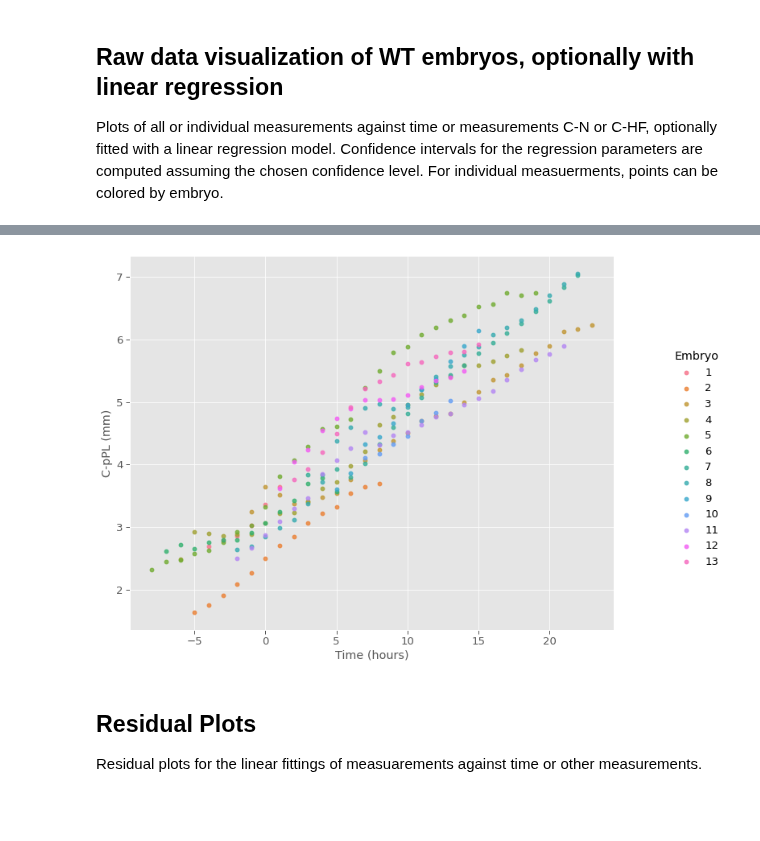
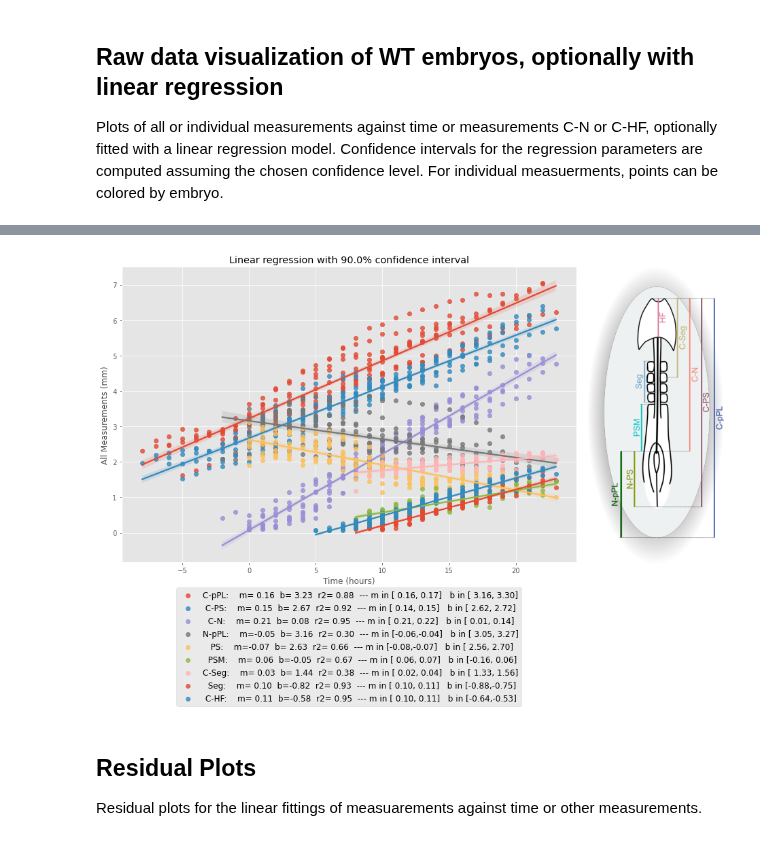
Before and after one commit to pjmartel/ChEEQ_tool, a Jupyter notebook: embryo_tool.ipynb, the cells around one changed output, grey strips where cells are left out. Cells and saved outputs as stored; diff of their text form; code cells hidden in the pictures; blank space fills up the shorter version.

Commit message:
Added image to first plot.

```diff
--- a/embryo_tool.ipynb
+++ b/embryo_tool.ipynb
@@ -257,0 +285,18 @@ Plots of all or individual measurements against time or measurements C-N or C-HF
+# %%
+import matplotlib.pyplot as plt
+
+im = plt.imread('measurements.png')
+
+fig, ax = plt.subplots()
+_ = fig.set_size_inches(12,8)
+_ = ax.plot(range(10))
+
+# Place the image in the upper-right corner of the figure
+#--------------------------------------------------------
+# We're specifying the position and size in _figure_ coordinates, so the image
+# will shrink/grow as the figure is resized. Remove "zorder=-1" to place the
+# image in front of the axes.
+#newax = fig.add_axes([0.8, 0.8, 0.2, 0.2], anchor='NE')
+newax = fig.add_axes([0.0, 0.12, 1.2, 0.76], anchor='E')
+_ = newax.imshow(im)
+_ = newax.axis('off')
@@ -267,11 +318,11 @@ all_measures = ['C-pPL', 'C-PS', 'C-N', 'N-pPL', 'PS', 'PSM',
 export_button(fig,"linear_confidence.pdf")
 
 x_measure = 'Time' #@param ['C-N','C-HF', 'Time']
-y_measure = 'C-pPL' #@param ['all', 'C-pPL', 'C-PS', 'C-N', 'N-pPL', 'PS', 'PSM', 'C-Seg', 'Seg', 'C-HF']
+y_measure = 'all' #@param ['all', 'C-pPL', 'C-PS', 'C-N', 'N-pPL', 'PS', 'PSM', 'C-Seg', 'Seg', 'C-HF']
 measures = all_measures if y_measure == 'all' else [y_measure]
-color_by_embryo = "Yes" #@param ['No', 'Yes']
+color_by_embryo = "No" #@param ['No', 'Yes']
 color_by_embryo = (color_by_embryo == "Yes" and not y_measure == 'all')
-regression_lines  = 'No' #@param ['Yes', 'No']
+regression_lines  = 'Yes' #@param ['Yes', 'No']
 fit_reg = regression_lines == 'Yes'
 confidence_interval = "0.9" #@param [ 0.90, 0.95, 0.99]
 confidence_interval = eval(confidence_interval)
@@ -292,35 +343,46 @@ for c in measures:
   _, _, _, _, m_int, b_int = linreg_interval(temp_data[x_measure],
                                              temp_data[c],
                                              confidence_interval)
   label = f"{c:>5}:    m={m:5.2f}  b={b:5.2f}  r2={r*r:5.2f}"
   label = label + "  --- m in [{:5.2f},{:5.2f}]   b in [{:5.2f},{:5.2f}]".format(*m_int,*b_int)
   if len(measures) == 1 and color_by_embryo:
     plt.close(fig)
     g=sb.lmplot(x=x_measure, y=c,data=data_ref, hue="Embryo", fit_reg=False)
+    sb.move_legend(g, "center left", title='Embryo')
     fig = plt.gcf()
     ax = g.ax
     fig.set_size_inches(12,8)
     sb.regplot(ax=ax, x=x_measure, y=c,data=data_ref, label=label, fit_reg=fit_reg,scatter=False)
+    ax.legend([label], loc=('upper left'))
 
   else:
     sb.regplot(ax=ax, x=x_measure, y=c,data=data_ref, label=label, fit_reg=fit_reg)
+
 
 #_ = ax.legend(bbox_to_anchor=(1,0.65))
 if y_measure == 'all':
   y_label = "All Measurements (mm)"
 else:
   y_label = y_measure + " (mm)"
 _ = ax.set_ylabel(y_label)
 if x_measure == 'Time':
   _ = ax.set_xlabel(ax.get_xlabel()+" (hours)")
 else:
   _ = ax.set_xlabel(ax.get_xlabel()+" (mm)")
 
 if fit_reg and not color_by_embryo :
-  _ = ax.legend(bbox_to_anchor=(1.,0.5), loc=('center left'),prop=fontP)
+  x_offset = -0.5 if y_measure == 'all' else -0.2
+#  _ = ax.legend(bbox_to_anchor=(1.,0.5), loc=('center left'),prop=fontP)
+  _ = ax.legend(bbox_to_anchor=(0.5, x_offset), loc=('lower center'),prop=fontP)
+
+# Add measurement image to axes
+im = plt.imread('measurements.png')
+newax = fig.add_axes([0.0, 0.12, 1.15, 0.76], anchor='E')
+newax.imshow(im)
+_ = newax.axis('off')
 # %% [output]
 [interactive output not drawn]
-[figure, old version]
+[figure, new version]
 # %% [markdown]
 ## Residual Plots
 Residual plots for the linear fittings of measuarements against time or other measurements.
```
Also changed, not shown: parts of 8 cells of this notebook.
